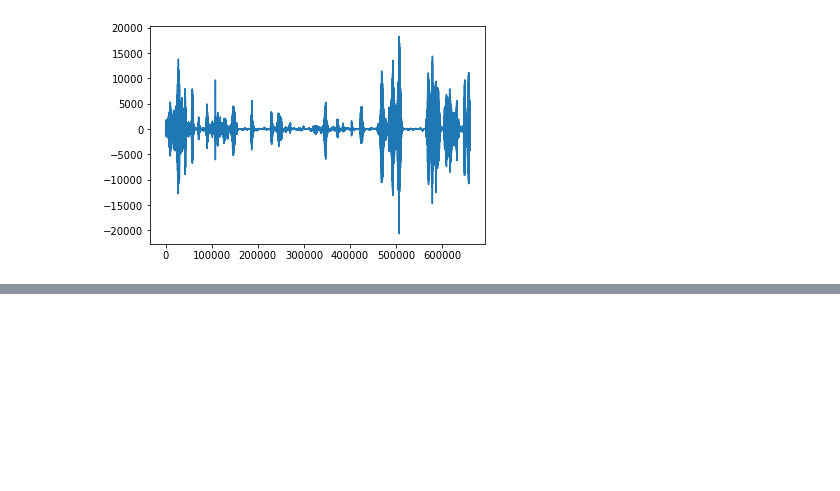
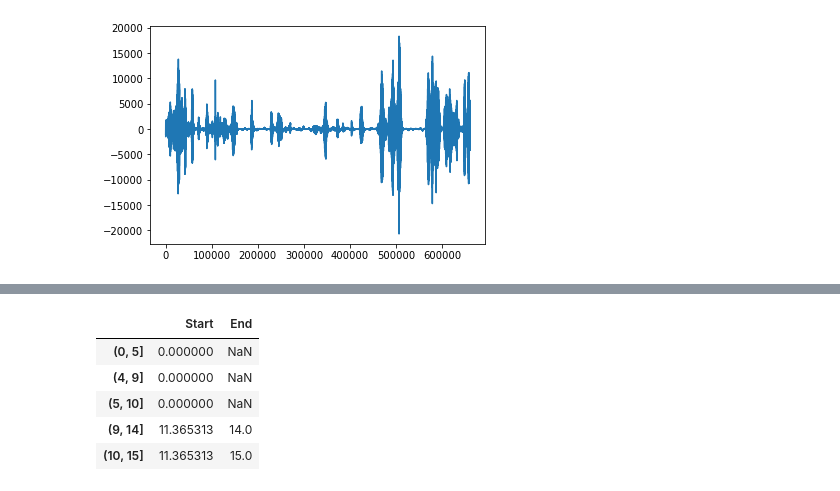
Before and after one commit to Lakebak/AudioAnalysis, a Jupyter notebook: test_notebook.ipynb, the cells around one changed output, grey strips where cells are left out. Cells and saved outputs as stored; diff of their text form; code cells hidden in the pictures; blank space fills up the shorter version.

```diff
--- a/test_notebook.ipynb
+++ b/test_notebook.ipynb
@@ -134,0 +147,29 @@ ds
+# %%
+interval = pd.interval_range(start=0, end=15, freq=5)
+interval_overlap = pd.interval_range(start=4, end=15, freq=5)
+time_samples = interval.union(interval_overlap)
+
+postprocessed_df = pd.DataFrame(index=time_samples)
+# %%
+postprocessed_df = pd.DataFrame(index=time_samples)
+for start, end in zip(vad.Start, vad.End):
+    for i in range(len(time_samples)):
+        if start in time_samples[i]:
+            postprocessed_df.loc[time_samples[i], 'Start'] = start
+            postprocessed_df.loc[time_samples[i], 'End'] = time_samples[i].right
+        else:
+            postprocessed_df.loc[time_samples[i], 'Start'] = 0
+        if end in time_samples[i]:
+            postprocessed_df.loc[time_samples[i], 'Start'] = time_samples[i].left
+            postprocessed_df.loc[time_samples[i], 'End'] = end
+        else:
+            postprocessed_df.loc[time_samples[i], 'End'] = 0
+# %%
+postprocessed_df
+# %% [output]
+|  | Start | End |
+| (0, 5] | 0.000000 | NaN |
+| (4, 9] | 0.000000 | NaN |
+| (5, 10] | 0.000000 | NaN |
+| (9, 14] | 11.365313 | 14.0 |
+| (10, 15] | 11.365313 | 15.0 |
```
Also changed, not shown: parts of 11 cells of this notebook, 16 other files.
